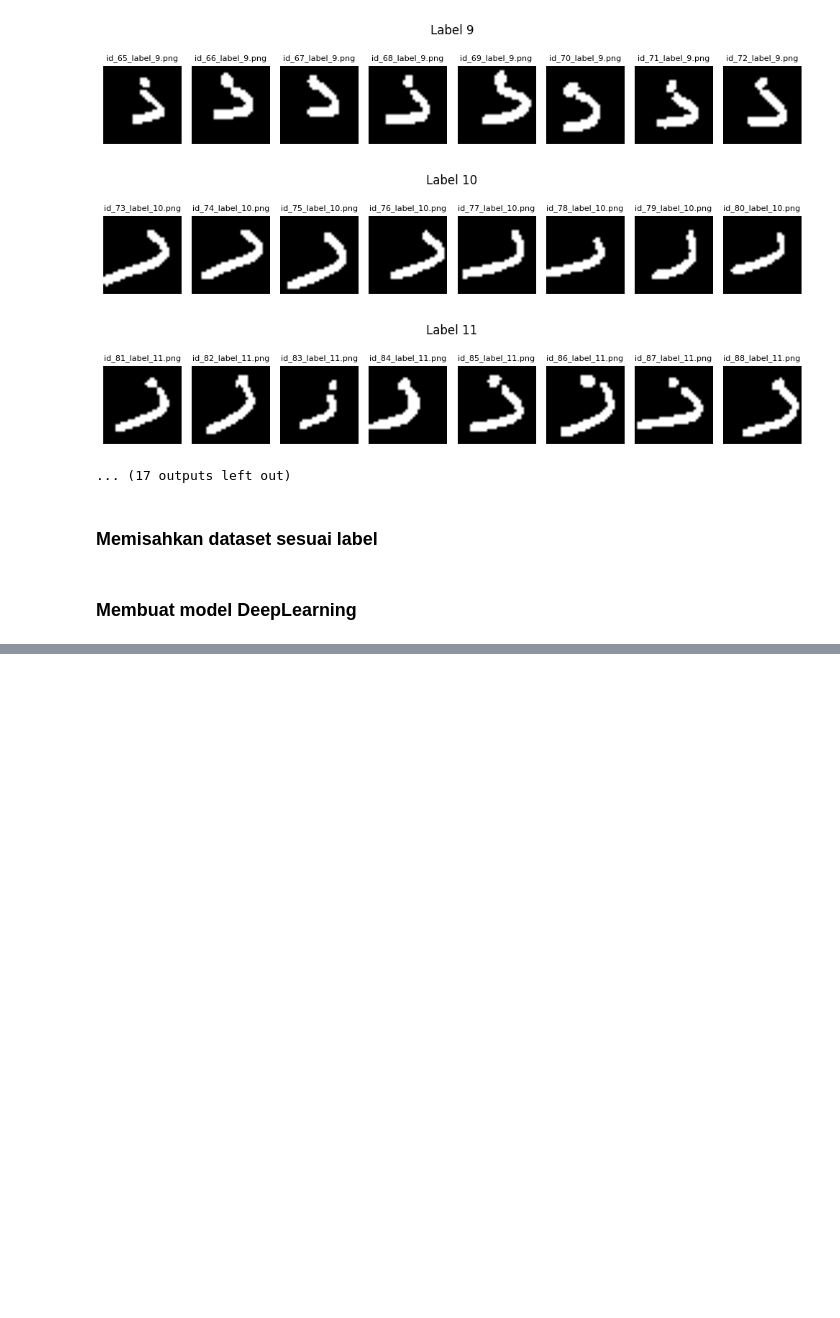
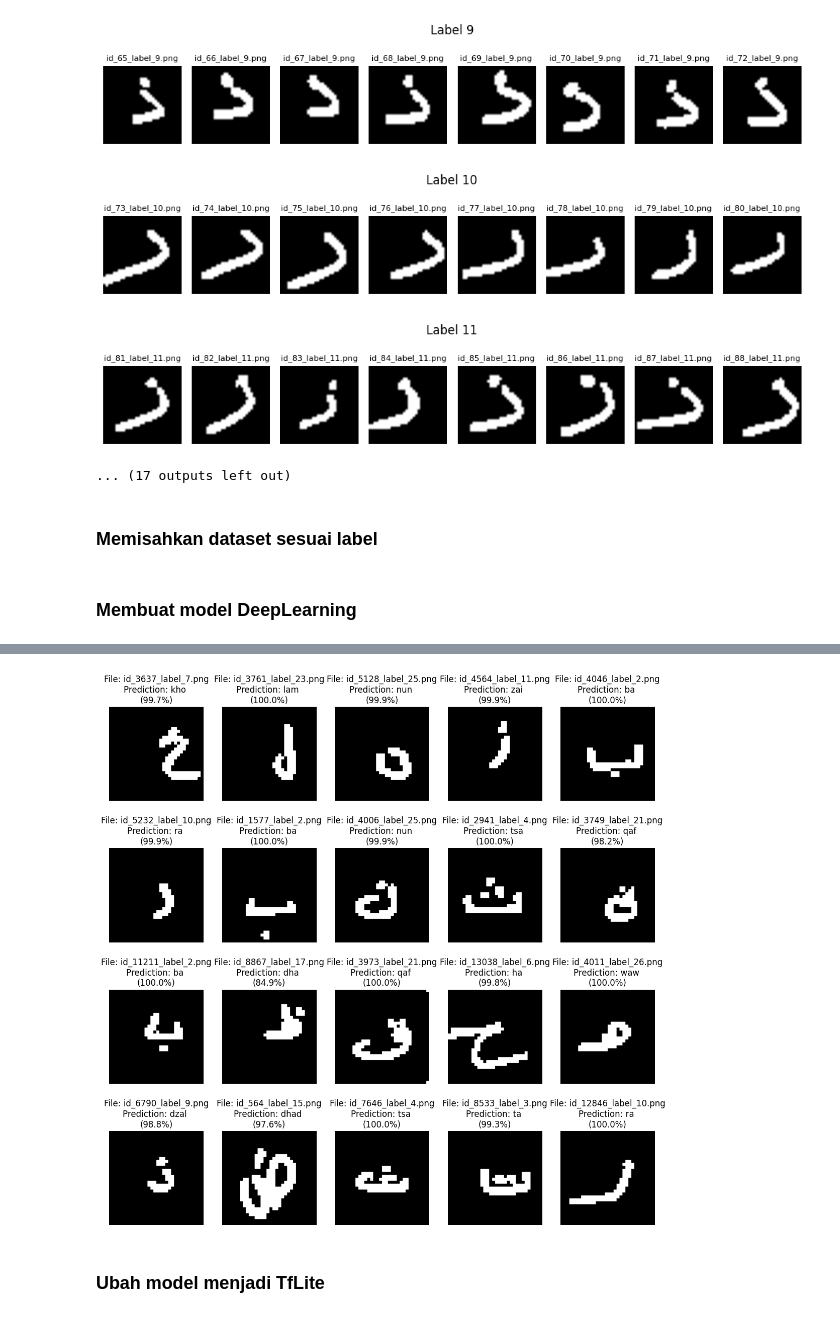
Before and after one commit to adilagagagah/KKN-HijaiyahCam, a Jupyter notebook: main2.ipynb, the cells around one changed output, grey strips where cells are left out. Cells and saved outputs as stored; diff of their text form; code cells hidden in the pictures; blank space fills up the shorter version.

```diff
--- a/main2.ipynb
+++ b/main2.ipynb
@@ -207,0 +298,67 @@ Epoch 1/50
+# %%
+import random
+
+lab_mapping = {
+    0: 'alif',
+    1: 'ra',
+    2: 'zai',
+    3: 'sin',
+    4: 'syin',
+    5: 'shad',
+    6: 'dhad',
+    7: 'tha',
+    8: 'dha',
+    9: 'ain',
+    10: 'gha',
+    11: 'ba',
+    12: 'fa',
+    13: 'qaf',
+    14: 'kaf',
+    15: 'lam',
+    16: 'mim',
+    17: 'nun',
+    18: 'waw',
+    19: 'ha',
+    20: 'ya',
+    21: 'ta',
+    22: 'tsa',
+    23: 'jim',
+    24: 'ha',
+    25: 'kho',
+    26: 'dal',
+    27: 'dzal'
+}
+
+# Ambil sampel acak dari folder
+sample_size = 20  # Jumlah sampel yang ingin diambil
+sample_files = random.sample(os.listdir(source_folder), sample_size)
+
+# Muat gambar dan proses untuk prediksi
+images = []
+for file in sample_files:
+    img_path = os.path.join(source_folder, file)
+    img = load_img(img_path, target_size=(128, 128))  # Sesuaikan ukuran target dengan model Anda
+    img_array = img_to_array(img) / 255.0  # Rescale gambar
+    images.append(img_array)
+
+# Convert list images ke numpy array
+images = np.array(images)
+
+# Prediksi menggunakan model
+predictions = model.predict(images)
+predicted_classes = np.argmax(predictions, axis=1)
+
+# Menampilkan gambar dengan label asli dan prediksi
+plt.figure(figsize=[14, 14])
+for i in range(sample_size):
+    plt.subplot(4, 5, i+1)
+    plt.imshow(images[i])
+    plt.axis('off')
+    plt.title("File: {}\nPrediction: {} \n({:.1f}%)".format(
+        sample_files[i],
+        lab_mapping[predicted_classes[i]],
+        np.max(predictions[i]) * 100
+    ))
+
+plt.show()
+# %% [output]
@@ -207,0 +366,3 @@ Epoch 1/50
+[figure, added]
+# %% [markdown]
+### Ubah model menjadi TfLite
```
Also changed, not shown: parts of 7 cells of this notebook, 2 other files.
